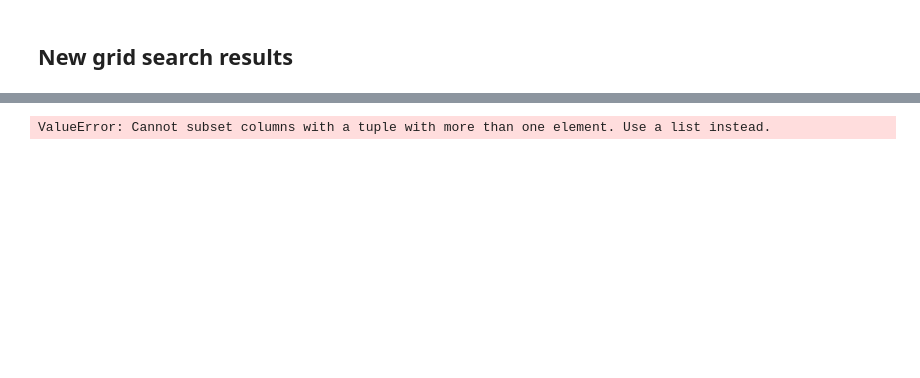
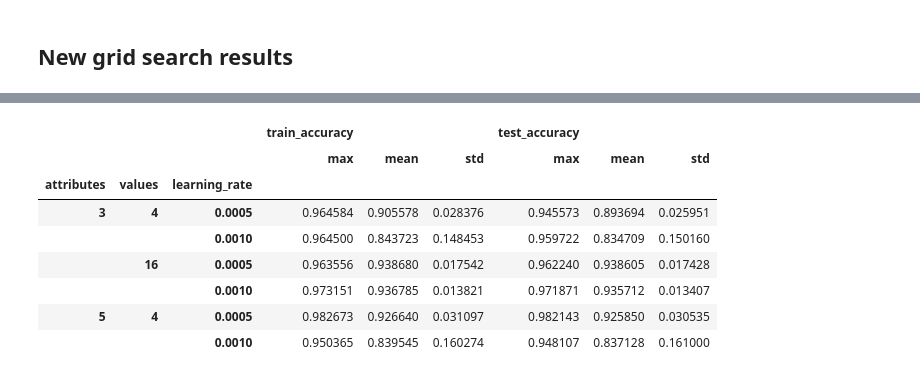
Before and after one commit to mariia55/emergent-abstractions_biased, a Jupyter notebook: grid_search/grid_search_analysis_float_dataset.ipynb, the cells around one changed output, grey strips where cells are left out. Cells and saved outputs as stored; diff of their text form; code cells hidden in the pictures; blank space fills up the shorter version.

```diff
--- a/grid_search/grid_search_analysis_float_dataset.ipynb
+++ b/grid_search/grid_search_analysis_float_dataset.ipynb
@@ -92,8 +109,16 @@ Higher maximum accuracies with learning rate 0.001, but higher mean accuracies w
 # %%
-lr_sumstat = data.groupby(['attributes', 'values', 'learning_rate'])['train_accuracy', 'test_accuracy'].describe()
+lr_sumstat = data.groupby(['attributes', 'values', 'learning_rate'])[['train_accuracy', 'test_accuracy']].describe()
 lr_train = lr_sumstat.loc[:,[('train_accuracy', 'max'), ('train_accuracy', 'mean'), ('train_accuracy', 'std')]]
 lr_test = lr_sumstat.loc[:,[('test_accuracy', 'max'), ('test_accuracy', 'mean'), ('test_accuracy', 'std')]]
 lr_merged = lr_train.merge(lr_test, left_index=True, right_index=True)
 lr_merged
 # %% [output]
-ValueError: Cannot subset columns with a tuple with more than one element. Use a list instead.
+|  |  |  | train_accuracy |  |  | test_accuracy |  |  |
+|  |  |  | max | mean | std | max | mean | std |
+| attributes | values | learning_rate |  |  |  |  |  |  |
+| 3 | 4 | 0.0005 | 0.964584 | 0.905578 | 0.028376 | 0.945573 | 0.893694 | 0.025951 |
+|  |  | 0.0010 | 0.964500 | 0.843723 | 0.148453 | 0.959722 | 0.834709 | 0.150160 |
+|  | 16 | 0.0005 | 0.963556 | 0.938680 | 0.017542 | 0.962240 | 0.938605 | 0.017428 |
+|  |  | 0.0010 | 0.973151 | 0.936785 | 0.013821 | 0.971871 | 0.935712 | 0.013407 |
+| 5 | 4 | 0.0005 | 0.982673 | 0.926640 | 0.031097 | 0.982143 | 0.925850 | 0.030535 |
+|  |  | 0.0010 | 0.950365 | 0.839545 | 0.160274 | 0.948107 | 0.837128 | 0.161000 |
```
Also changed, not shown: parts of 16 cells of this notebook.
